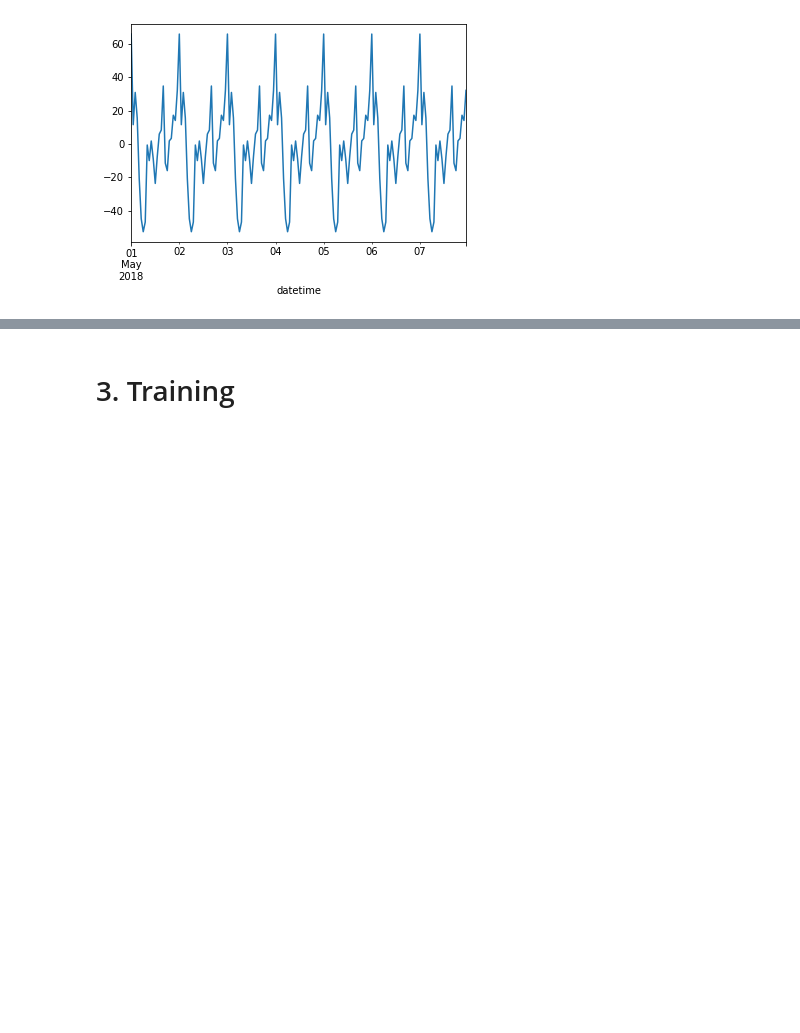
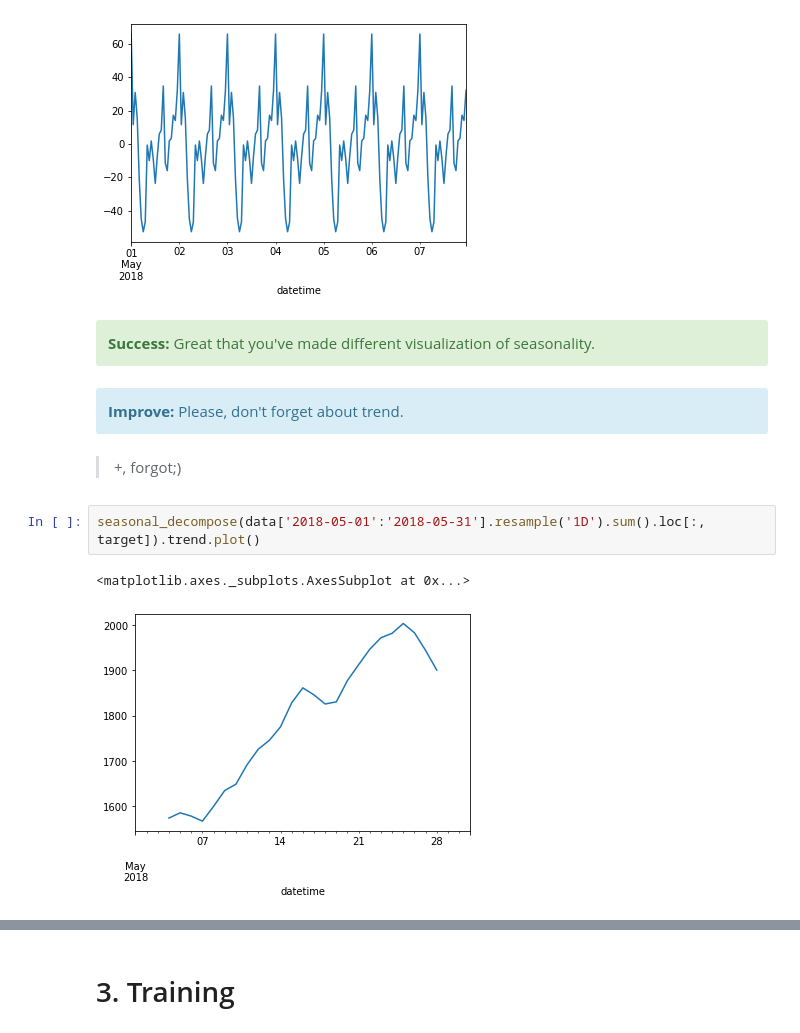
Before and after one commit to imvladikon/yandex-practicum, a Jupyter notebook: sprint13/sprint13.ipynb, the cells around one changed output, grey strips where cells are left out. Drawn from its saved outputs; the diff is of its cells as text; blank space fills up the shorter version.

```diff
--- a/sprint13/sprint13.ipynb
+++ b/sprint13/sprint13.ipynb
@@ -288,3 +338,18 @@ seasonal_decompose(data['2018-05-01':'2018-05-07'].loc[:, 'num_orders']).seasona
 # %% [output]
 <matplotlib.axes._subplots.AxesSubplot at 0x...>
 [figure]
+# %% [markdown]
+<div class="alert alert-block alert-success">
+<b>Success:</b> Great that you've made different visualization of seasonality.
+</div>
+# %% [markdown]
+<div class="alert alert-block alert-info">
+<b>Improve: </b> Please, don't forget about trend.
+</div>
+# %% [markdown]
+>+, forgot;)
+# %%
+seasonal_decompose(data['2018-05-01':'2018-05-31'].resample('1D').sum().loc[:, target]).trend.plot()
+# %% [output]
+<matplotlib.axes._subplots.AxesSubplot at 0x...>
+[figure, added]
```
Also changed, not shown: parts of 45 cells of this notebook, 2 other files.
